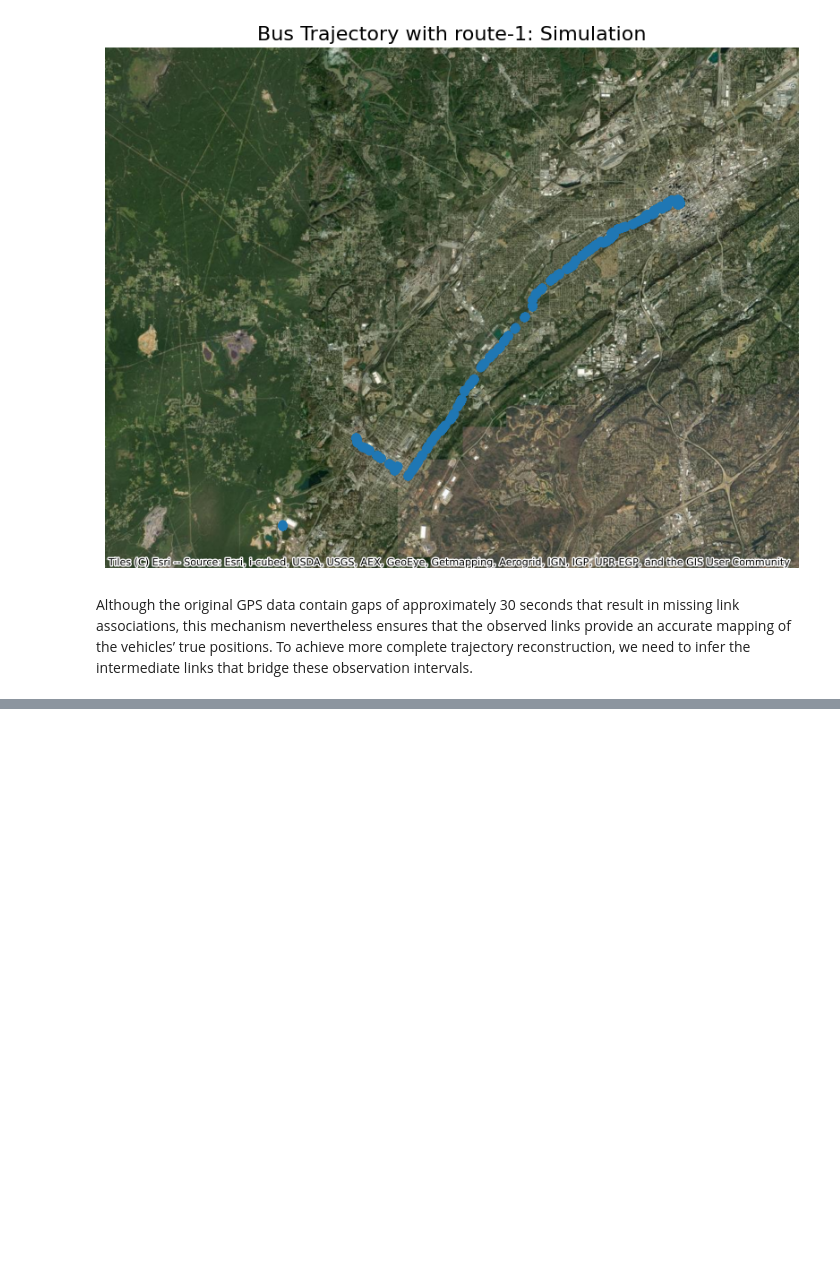
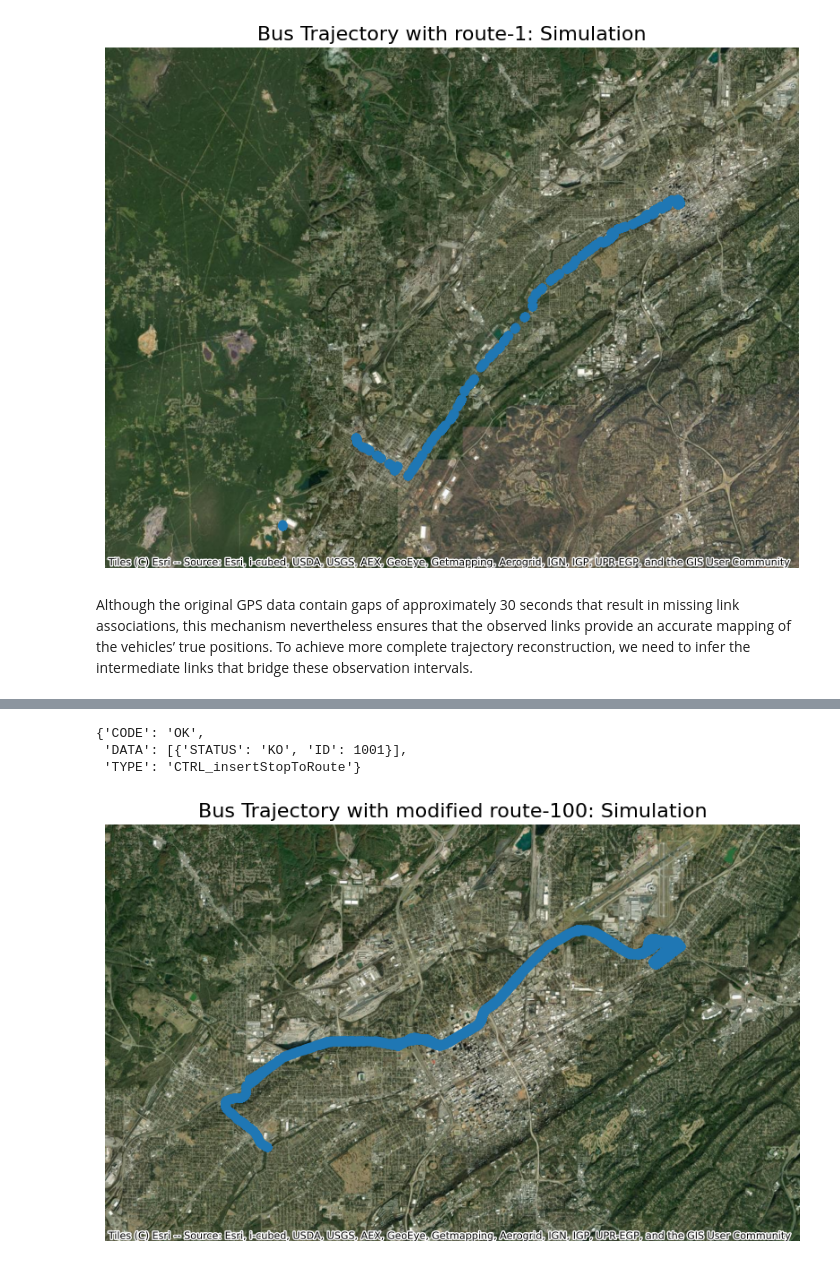
Before and after one commit to umnilab/coE3T, a Jupyter notebook: transit_mapping_demo.ipynb, the cells around one changed output, grey strips where cells are left out. Saved outputs shown, nothing was run; the diff lists cells and outputs as text; code cells hidden in the pictures; blank space fills up the shorter version.

```diff
--- a/transit_mapping_demo.ipynb
+++ b/transit_mapping_demo.ipynb
@@ -305,0 +385,4 @@ To-add cells:
+# %%
+# for testing, remove all the intermediate stops
+for i in range(16):
+      print(sim_client.remove_bus_stop(busID = 1000, routeName = "100_36_1", stopIndex = 1))
@@ -305,0 +406,65 @@ To-add cells:
+# %%
+sim_client.insert_bus_stop(busID = 1001, routeName = "100_36_1", zoneID = 20, roadName = '-736505309#2', stopIndex = 1)
+# %% [output]
+{'CODE': 'OK',
+ 'DATA': [{'STATUS': 'KO', 'ID': 1001}],
+ 'TYPE': 'CTRL_insertStopToRoute'}
+# %%
+# collect the vehicle path
+xs, ys = [], []
+x2s, y2s = [], []
+
+# Run a 60 min simulation, record the trajectory every 1s
+for i in range(3600):
+      query_res = sim_client.query_vehicle([1000, 1001])
+      xs.append(query_res['DATA'][0]['x'])
+      ys.append(query_res['DATA'][0]['y'])
+
+      x2s.append(query_res['DATA'][1]['x'])
+      y2s.append(query_res['DATA'][1]['y'])
+
+
+      sim_client.tick(5)
+# %%
+import matplotlib.pyplot as plt
+import contextily as ctx
+import geopandas as gpd
+
+# Force the default size for all figures in this script
+plt.rcParams['figure.figsize'] = (10, 10)
+# plt.rcParams['figure.dpi']     = 100
+
+# Example 1: Collect and visualize the trajectory of one vehicle
+fig, ax = plt.subplots()
+# (Because of rcParams above, this will be 10"×10" at 100 dpi.)
+
+gdf = (
+    gpd.GeoDataFrame(
+        geometry=gpd.points_from_xy(xs, ys),
+        crs='EPSG:4326'
+    )
+    .to_crs(epsg=3857)
+)
+gdf.plot(ax=ax)
+
+gdf2 = (
+    gpd.GeoDataFrame(
+        geometry=gpd.points_from_xy(x2s, y2s),
+        crs='EPSG:4326'
+    )
+    .to_crs(epsg=3857)
+)
+gdf2.plot(ax=ax)
+
+ax.set_title("Bus Trajectory with modified route-100: Simulation", fontsize= 16)
+
+# Add the basemap without changing fig size
+ctx.add_basemap(ax, source=ctx.providers.Esri.WorldImagery, reset_extent=False)
+
+ax.set_axis_off()
+
+# If you save, this guarantees the output file is also 10"x10"
+# fig.savefig("trajectory.png", bbox_inches='tight')
+plt.show()
+# %% [output]
+[figure, added]
```
Also changed, not shown: parts of 18 cells of this notebook, 1 other file.
